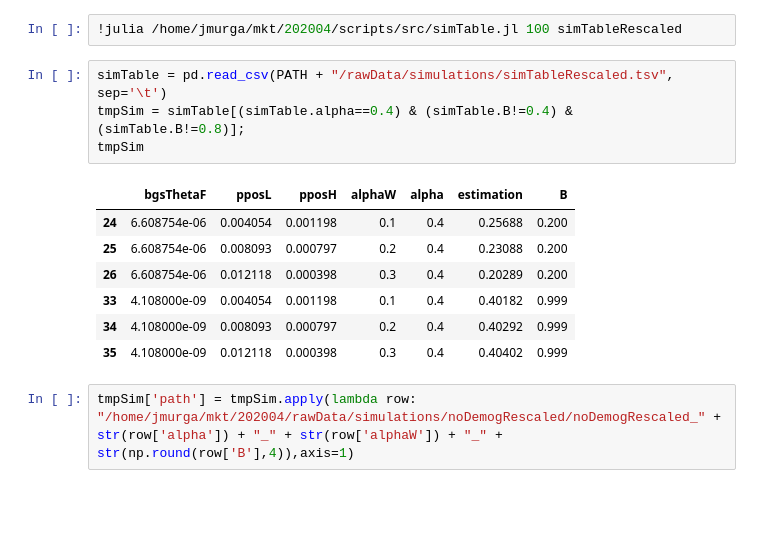
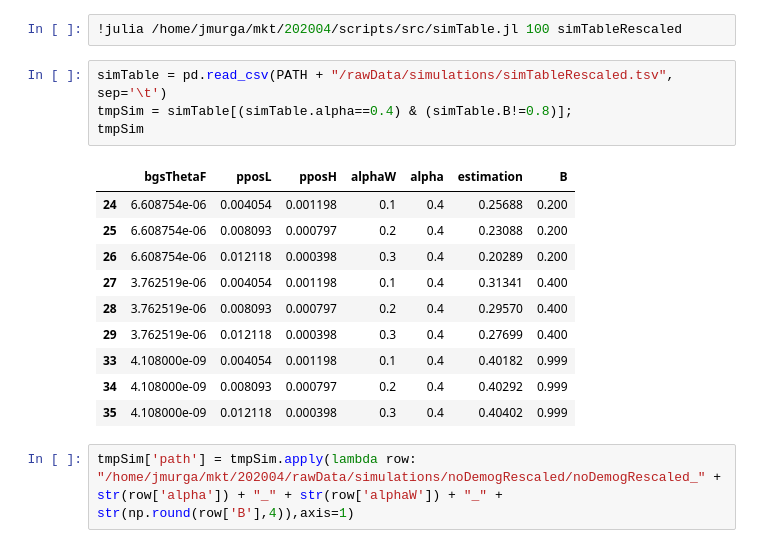
Before and after one commit to jmurga/abcmk_simulations, a Jupyter notebook: scripts/notebooks/bgsSimulations.ipynb, the cells around one changed output. Saved outputs shown, nothing was run; the diff lists cells and outputs as text; blank space fills up the shorter version.

```diff
--- a/scripts/notebooks/bgsSimulations.ipynb
+++ b/scripts/notebooks/bgsSimulations.ipynb
@@ -98,13 +101,16 @@ df.set_index(tmpSim.path.apply(lambda row: row.split('/')[-1]))
 !julia /home/jmurga/mkt/202004/scripts/src/simTable.jl 100 simTableRescaled
 # %%
 simTable = pd.read_csv(PATH + "/rawData/simulations/simTableRescaled.tsv", sep='\t')
-tmpSim = simTable[(simTable.alpha==0.4) & (simTable.B!=0.4) & (simTable.B!=0.8)];
+tmpSim = simTable[(simTable.alpha==0.4) & (simTable.B!=0.8)];
 tmpSim
 # %% [output]
 |  | bgsThetaF | pposL | pposH | alphaW | alpha | estimation | B |
 | 24 | 6.608754e-06 | 0.004054 | 0.001198 | 0.1 | 0.4 | 0.25688 | 0.200 |
 | 25 | 6.608754e-06 | 0.008093 | 0.000797 | 0.2 | 0.4 | 0.23088 | 0.200 |
 | 26 | 6.608754e-06 | 0.012118 | 0.000398 | 0.3 | 0.4 | 0.20289 | 0.200 |
+| 27 | 3.762519e-06 | 0.004054 | 0.001198 | 0.1 | 0.4 | 0.31341 | 0.400 |
+| 28 | 3.762519e-06 | 0.008093 | 0.000797 | 0.2 | 0.4 | 0.29570 | 0.400 |
+| 29 | 3.762519e-06 | 0.012118 | 0.000398 | 0.3 | 0.4 | 0.27699 | 0.400 |
 | 33 | 4.108000e-09 | 0.004054 | 0.001198 | 0.1 | 0.4 | 0.40182 | 0.999 |
 | 34 | 4.108000e-09 | 0.008093 | 0.000797 | 0.2 | 0.4 | 0.40292 | 0.999 |
 | 35 | 4.108000e-09 | 0.012118 | 0.000398 | 0.3 | 0.4 | 0.40402 | 0.999 |
```
Also changed, not shown: parts of 6 cells of this notebook, 5 other files.
